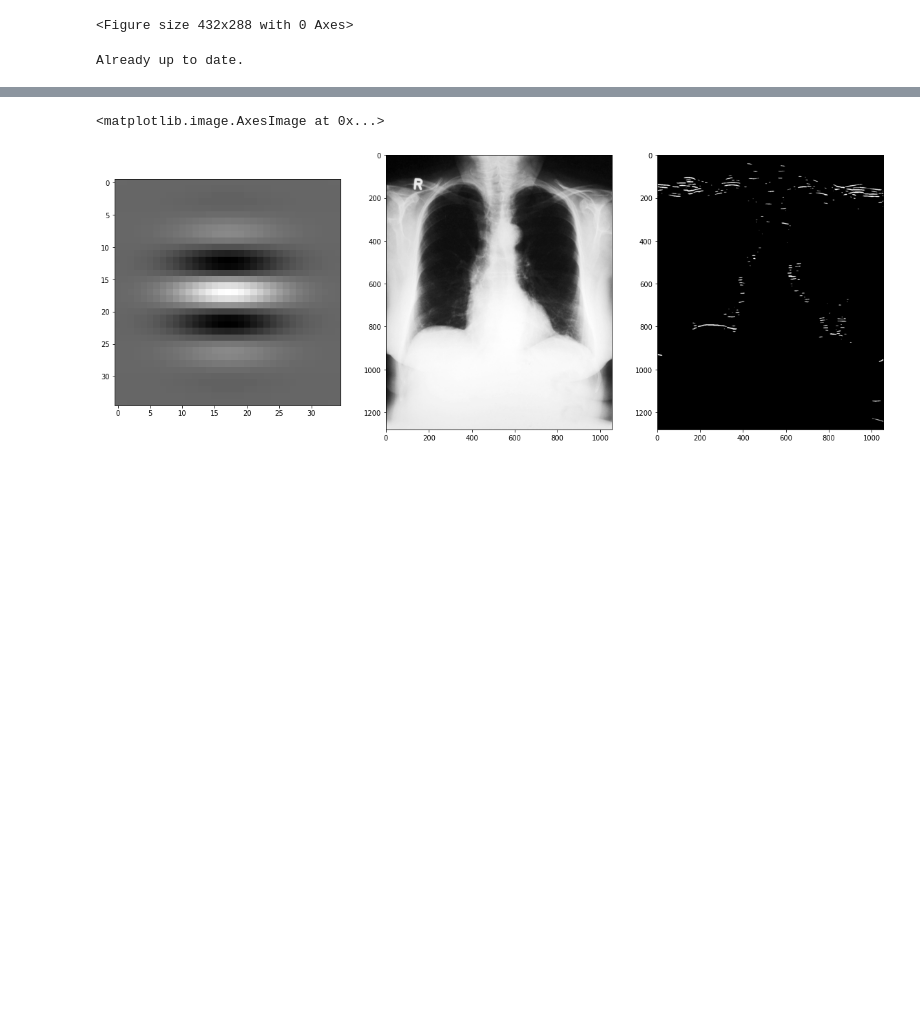
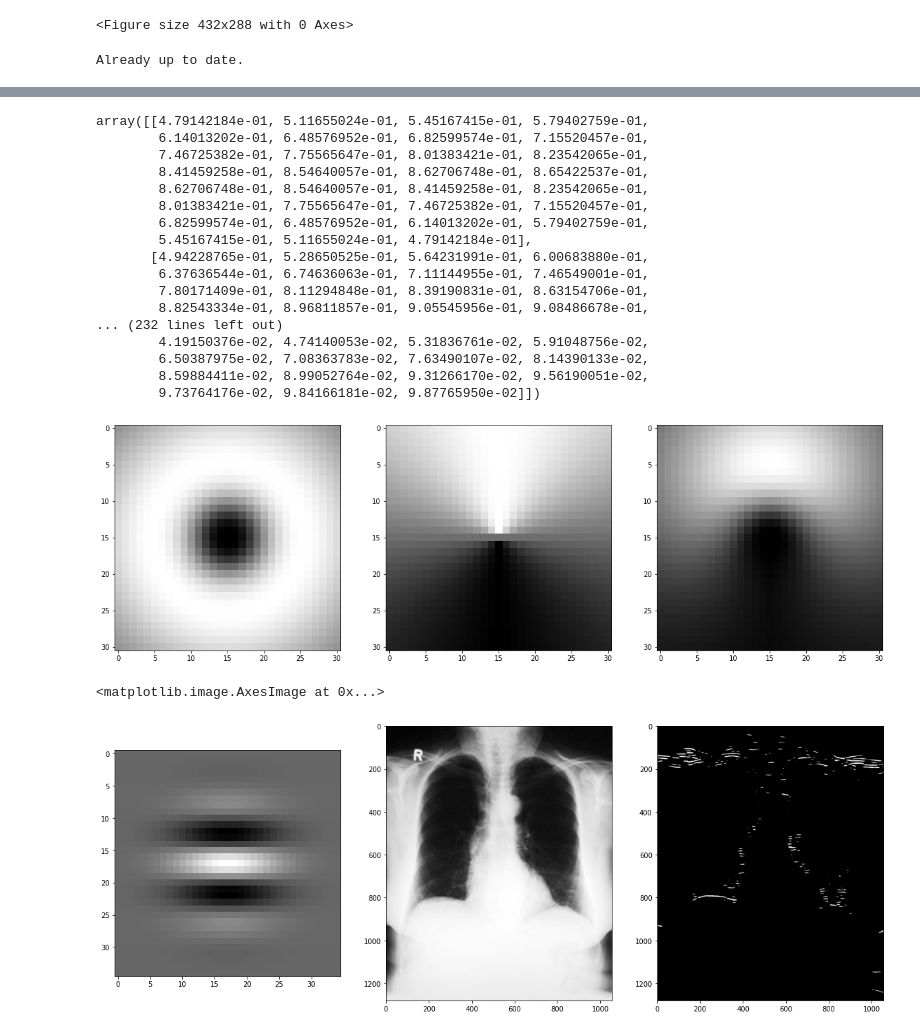
Before and after one commit to tniyer2/ImageProcessing_Project02, a Jupyter notebook: log-gabor.ipynb, the cells around one changed output, grey strips where cells are left out. Drawn from its saved outputs; the diff is of its cells as text; code cells hidden in the pictures; blank space fills up the shorter version.

```diff
--- a/log-gabor.ipynb
+++ b/log-gabor.ipynb
@@ -106,3 +132,57 @@ log_gabor_kernel(0.5, 0, size=85, wavelength=20, sigma=0.5)
+# %%
+def create_log_gabor_kernel(frequency, theta, size=7, wavelength=3, sigma=0.5, angle=np.pi/2, theta_sigma=1.25):
+    '''
+    Convolves two images by converting them into fourier space and multiplying them.
+
+    Arguments:
+        frequency
+        theta       direction
+        size        size (width and height) of the kernel
+        wavelength
+        sigma
+
+    Returns:
+        a log-gabor kernel
+        '''
+
+    x, y = create_log_gabor_x_y(size)
+    radial_component = create_log_gabor_radial_component(x, y, size, theta,  wavelength, sigma)
+    angular_component = create_log_gabor_angular_component(x, y, angle, theta_sigma)
+    final_kernel = angular_component * radial_component
+
+    plt.figure(figsize=(20, 20))
+
+    plt.subplot(1, 3, 1)
+    plt.imshow(radial_component)
+
+    plt.subplot(1, 3, 2)
+    plt.imshow(angular_component)
+
+    plt.subplot(1, 3, 3)
+    plt.imshow(final_kernel)
+
+    return final_kernel
+
+create_log_gabor_kernel(0.5, 0, size=31)
+# %% [output]
+array([[4.79142184e-01, 5.11655024e-01, 5.45167415e-01, 5.79402759e-01,
+        6.14013202e-01, 6.48576952e-01, 6.82599574e-01, 7.15520457e-01,
+        7.46725382e-01, 7.75565647e-01, 8.01383421e-01, 8.23542065e-01,
+        8.41459258e-01, 8.54640057e-01, 8.62706748e-01, 8.65422537e-01,
+        8.62706748e-01, 8.54640057e-01, 8.41459258e-01, 8.23542065e-01,
+        8.01383421e-01, 7.75565647e-01, 7.46725382e-01, 7.15520457e-01,
+        6.82599574e-01, 6.48576952e-01, 6.14013202e-01, 5.79402759e-01,
+        5.45167415e-01, 5.11655024e-01, 4.79142184e-01],
+       [4.94228765e-01, 5.28650525e-01, 5.64231991e-01, 6.00683880e-01,
+        6.37636544e-01, 6.74636063e-01, 7.11144955e-01, 7.46549001e-01,
+        7.80171409e-01, 8.11294848e-01, 8.39190831e-01, 8.63154706e-01,
+        8.82543334e-01, 8.96811857e-01, 9.05545956e-01, 9.08486678e-01,
+... (232 lines left out)
+        4.19150376e-02, 4.74140053e-02, 5.31836761e-02, 5.91048756e-02,
+        6.50387975e-02, 7.08363783e-02, 7.63490107e-02, 8.14390133e-02,
+        8.59884411e-02, 8.99052764e-02, 9.31266170e-02, 9.56190051e-02,
+        9.73764176e-02, 9.84166181e-02, 9.87765950e-02]])
+[figure, added]
 # %%
 im = io.imread('ImageProcessingF2021/images/xray.png')
 
```
Also changed, not shown: parts of 4 cells of this notebook.
